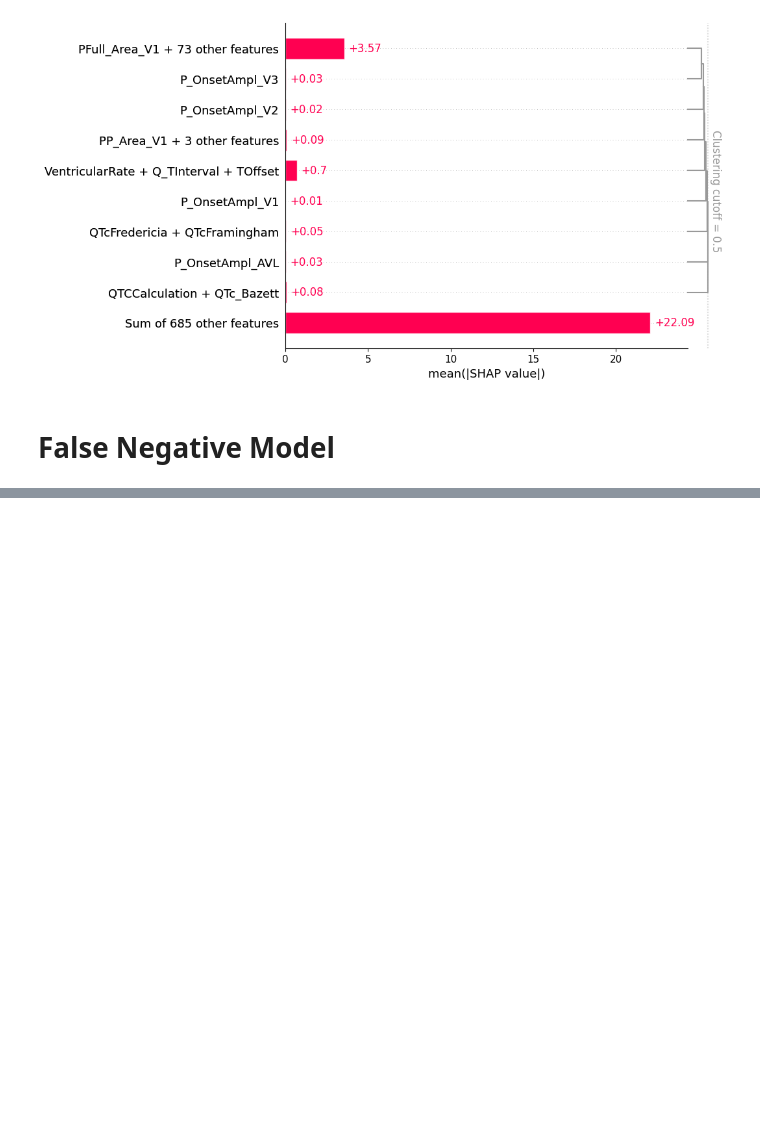
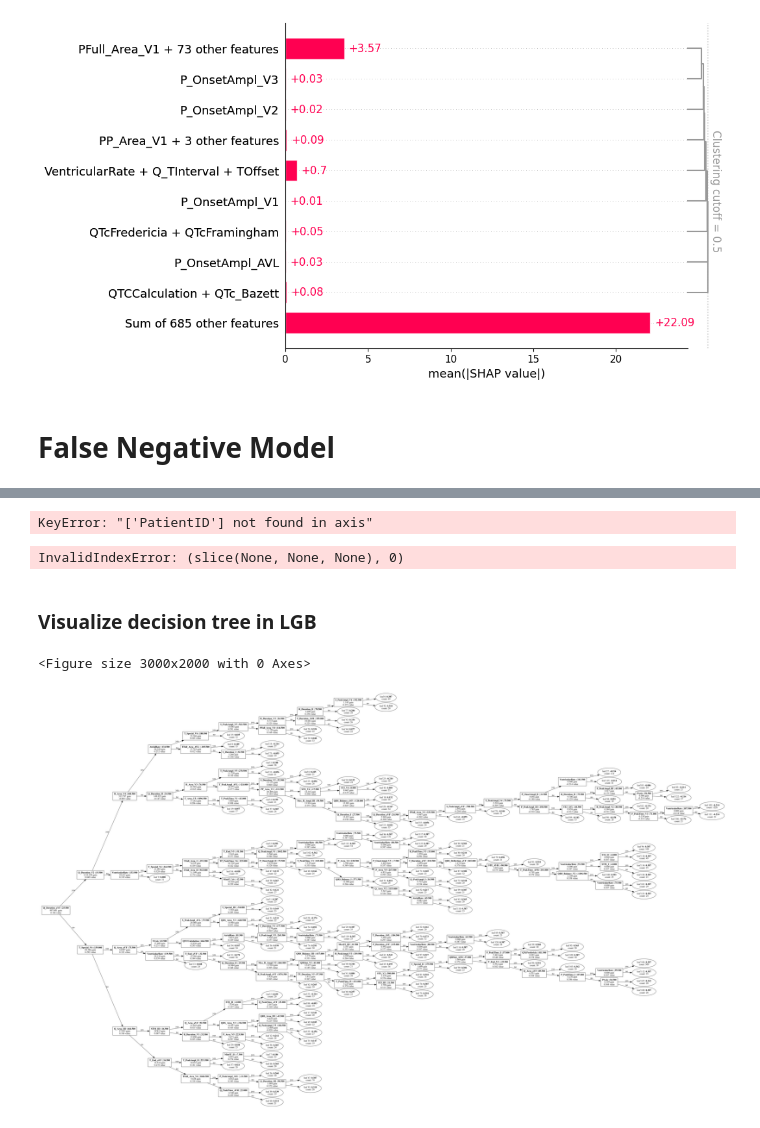
Before and after one commit to clv07/stroke-of-luck, a Jupyter notebook: lgb_interpret_pos.ipynb, the cells around one changed output, grey strips where cells are left out. Drawn from its saved outputs; the diff is of its cells as text; code cells hidden in the pictures; blank space fills up the shorter version.

Commit message:
Research visuaization (LIME and Decision tree)

```diff
--- a/lgb_interpret_pos.ipynb
+++ b/lgb_interpret_pos.ipynb
@@ -167,0 +230,16 @@ plt.show()
+# %%
+X = X_withID.drop("PatientID")
+
+# Get the class names
+class_names = y.unique()
+
+# Get the feature names
+feature_names = list(X.columns)
+
+# Fit the Explainer on the training data set using the LimeTabularExplainer
+explainer = LimeTabularExplainer(X.values,
+                                 feature_names = feature_names,
+                                 class_names = class_names,
+                                 mode = 'classification')
+# %% [output]
+KeyError: "['PatientID'] not found in axis"
@@ -167,0 +259,7 @@ plt.show()
+# %%
+# model
+falneg_model = lgb.Booster(model_file='falneg.pkl')
+exp = explainer.explain_instance(X, predict_proba_for_lime)
+exp.show_in_notebook()
+# %% [output]
+InvalidIndexError: (slice(None, None, None), 0)
@@ -167,0 +269,2 @@ plt.show()
+# %% [markdown]
+### Visualize decision tree in LGB
@@ -167,0 +296,14 @@ plt.show()
+# %%
+# import false positive model
+falpos_model = lgb.Booster(model_file='falpos.pkl')
+
+# visualize
+plt.figure(figsize=(30, 20))
+ax = lgb.plot_tree(falpos_model,
+                   tree_index=0,
+                   figsize=(30, 20),
+                   show_info=['split_gain', 'internal_value', 'leaf_count'])
+plt.show()
+# %% [output]
+<Figure size 3000x2000 with 0 Axes>
+[figure, added]
```
Also changed, not shown: parts of 14 cells of this notebook.
